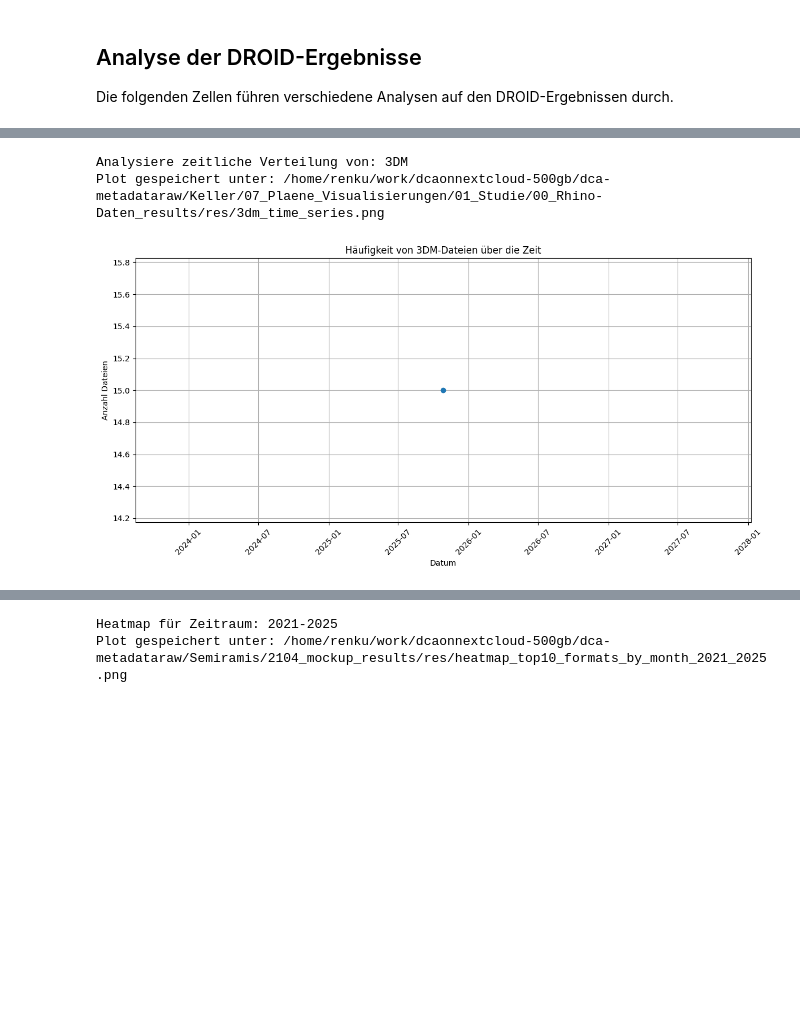
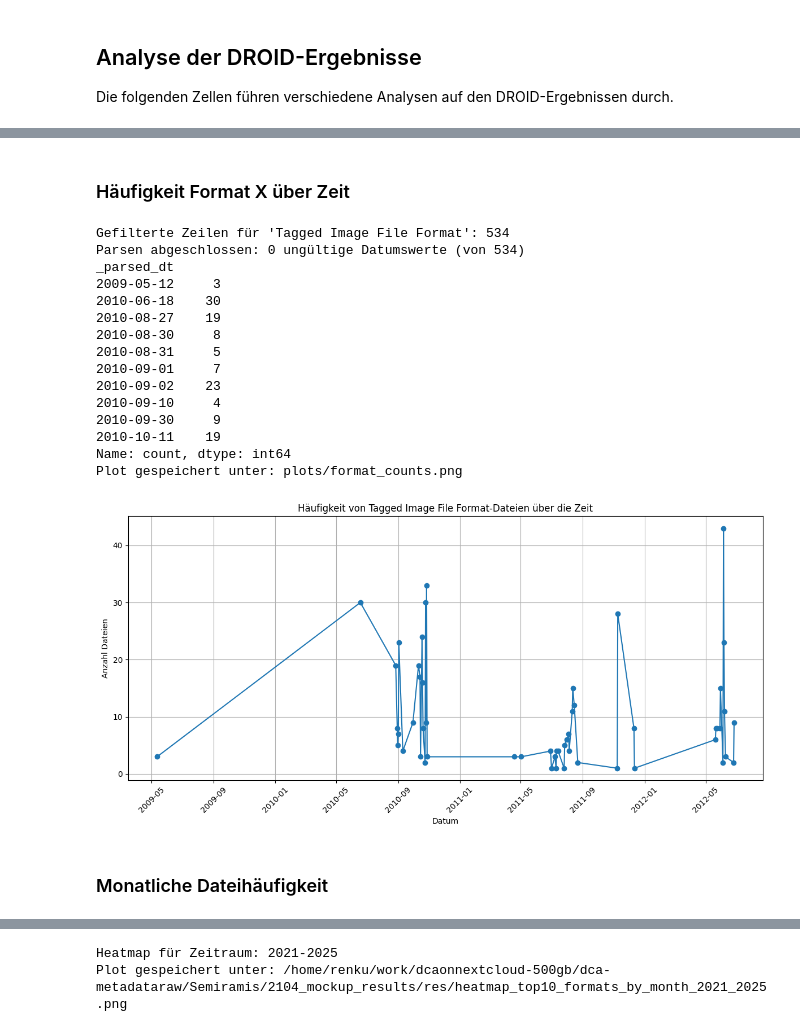
Before and after one commit to AdrianPoellinger/27_DCA_Ingest, a Jupyter notebook: notebooks/DCA_Ingest_2025-11-11_Keller.ipynb, the cells around one changed output, grey strips where cells are left out. Saved outputs shown, nothing was run; the diff lists cells and outputs as text; code cells hidden in the pictures; blank space fills up the shorter version.

Commit message:
Reworked creation date and data analysis

```diff
--- a/notebooks/DCA_Ingest_2025-11-11_Keller.ipynb
+++ b/notebooks/DCA_Ingest_2025-11-11_Keller.ipynb
@@ -202,0 +131,15 @@ Ausgabeverzeichnis für Plots: /home/renku/work/dcaonnextcloud-500gb/dca-metadat
+# %%
+# Pfade für die Analyse konfigurieren
+# CSV_PATH: Pfad zur DROID-Ausgabe-CSV
+if "output_csv_path" in locals():
+    CSV_PATH = output_csv_path
+else:
+    # Fallback, falls output_csv_path nicht definiert wurde
+    CSV_PATH = os.path.join(base_path, f"dcaonnextcloud-500gb/dca-metadataraw/Semiramis/{dataset_to_analyze}_results/analysis_result.csv")
+
+# OUTPUT_DIR: Verzeichnis für Analyse-Ausgaben
+OUTPUT_DIR = os.path.join(output_folder, "res")
+os.makedirs(OUTPUT_DIR, exist_ok=True)
+
+print(f"CSV-Datei für Analyse: {CSV_PATH}")
+print(f"Ausgabeverzeichnis für Plots: {OUTPUT_DIR}")
@@ -217,23 +165,28 @@ Plot gespeichert unter: /home/renku/work/dcaonnextcloud-500gb/dca-metadataraw/Ke
+# %% [markdown]
+### Häufigkeit Format X über Zeit
 # %%
-# Analyse: Zeitliche Verteilung eines spezifischen Formats
-# Beispiel: Analysiere das häufigste Format über die Zeit
-try:
-    from analyse_format_over_time import analyse_format_over_time
+from analyse_format_over_creation_time import analyse_format_over_creation_time_df
+df = pd.read_csv(CSV_PATH)  # ggf sep/encoding anpassen
 
-    # Ermittle das häufigste Format
-    if os.path.exists(CSV_PATH):
-        df = pd.read_csv(CSV_PATH)
-        most_common_format = df["FORMAT_NAME"].value_counts().index[0]
-        print(f"Analysiere zeitliche Verteilung von: {most_common_format}")
-        analyse_format_over_time(CSV_PATH, most_common_format, OUTPUT_DIR, show_plot=False)
-    else:
-        print(f"CSV-Datei nicht gefunden: {CSV_PATH}")
-except ImportError:
-    print("Hinweis: analyse_format_over_time Modul nicht gefunden. Überspringe diese Analyse.")
-except Exception as e:
-    print(f"Fehler bei analyse_format_over_time: {e}")
+most_common_format = df["FORMAT_NAME"].dropna().astype(str).str.strip().value_counts().idxmax()
+ts = analyse_format_over_creation_time_df(df, most_common_format, date_column="creation_iso", output_dir="plots", show_plot=True, verbose=True)
 # %% [output]
-Analysiere zeitliche Verteilung von: 3DM
-Plot gespeichert unter: /home/renku/work/dcaonnextcloud-500gb/dca-metadataraw/Keller/07_Plaene_Visualisierungen/01_Studie/00_Rhino-Daten_results/res/3dm_time_series.png
+Gefilterte Zeilen für 'Tagged Image File Format': 534
+Parsen abgeschlossen: 0 ungültige Datumswerte (von 534)
+_parsed_dt
+2009-05-12     3
+2010-06-18    30
+2010-08-27    19
+2010-08-30     8
+2010-08-31     5
+2010-09-01     7
+2010-09-02    23
+2010-09-10     4
+2010-09-30     9
+2010-10-11    19
+Name: count, dtype: int64
+Plot gespeichert unter: plots/format_counts.png
-[figure, old version]
+[figure, new version]
+# %% [markdown]
+### Monatliche Dateihäufigkeit
 # %%
```
Also changed, not shown: parts of 9 cells of this notebook, 5 other files.
